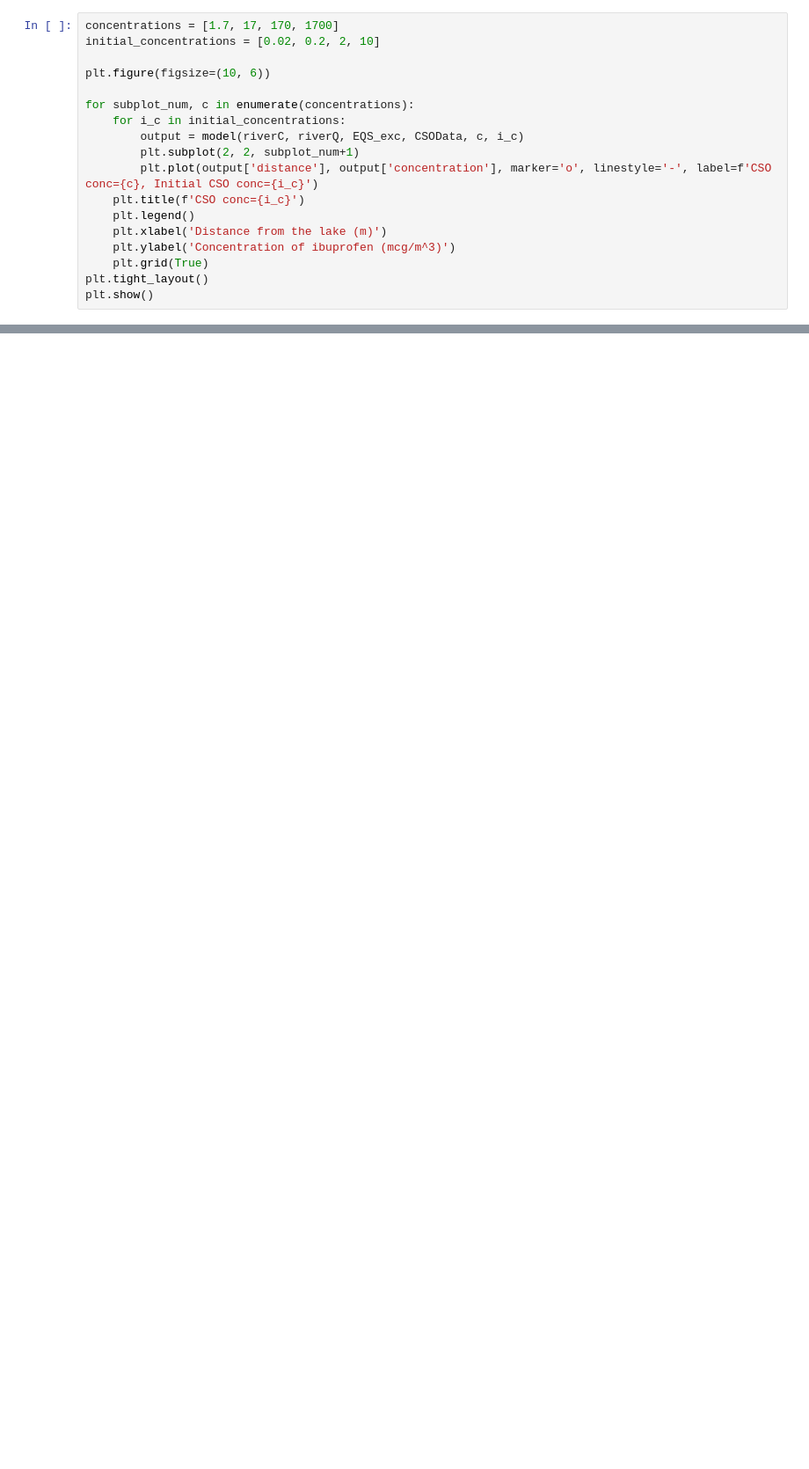
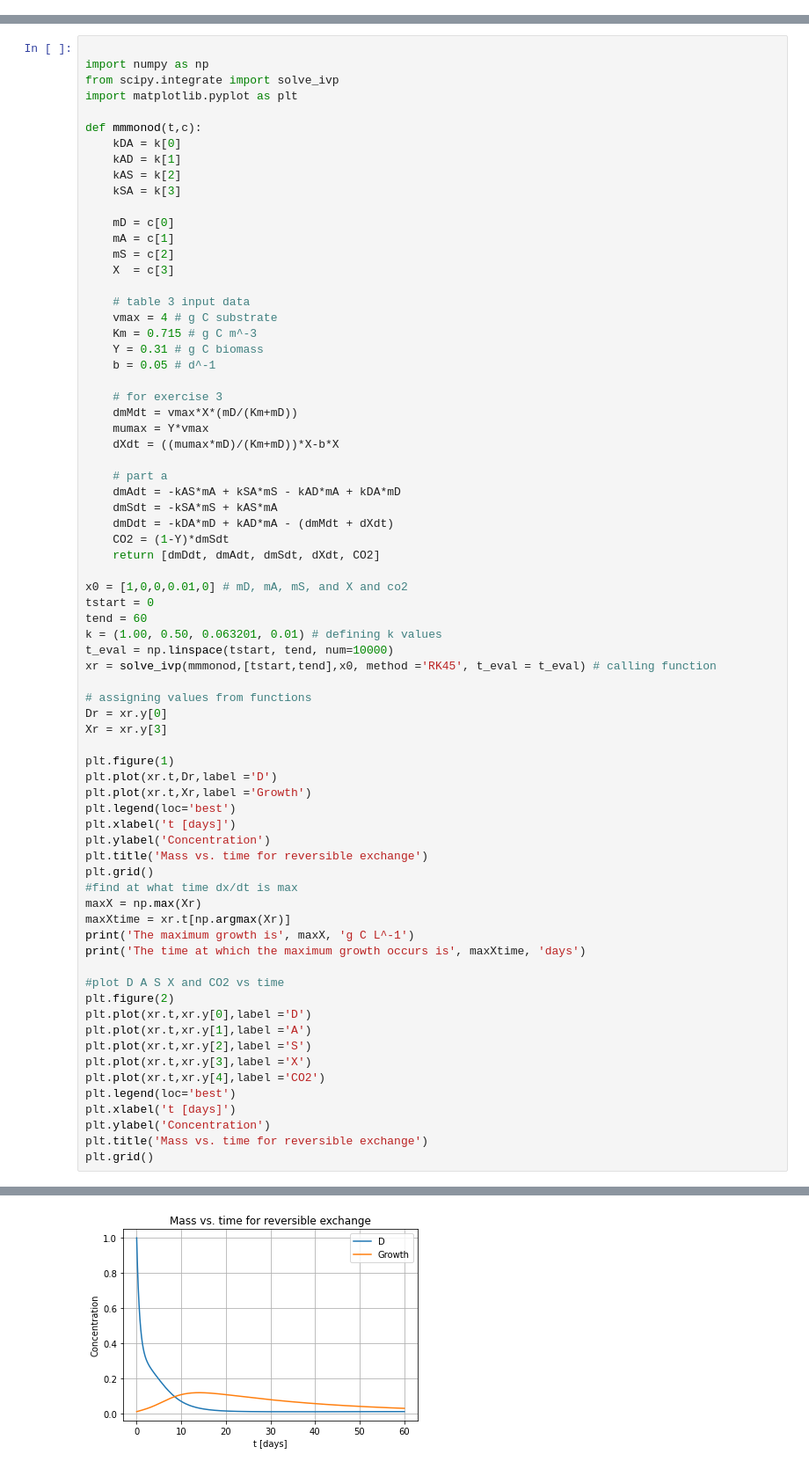
Before and after one commit to morgandtu/12104-20, a Jupyter notebook: Untitled-1.ipynb, the cells around one changed output, grey strips where cells are left out. Shown: that part at 88% size. Drawn from its saved outputs; the diff is of its cells as text; blank space fills up the shorter version.

Commit message:
exercise 4

```diff
--- a/Untitled-1.ipynb
+++ b/Untitled-1.ipynb
@@ -133,18 +0,0 @@ def model(riverC, riverQ, EQS_exc, CSOData, CSO_conc, C0):
-# %%
-concentrations = [1.7, 17, 170, 1700]
-initial_concentrations = [0.02, 0.2, 2, 10]
-
-plt.figure(figsize=(10, 6))
-
-for subplot_num, c in enumerate(concentrations):
-    for i_c in initial_concentrations:
-        output = model(riverC, riverQ, EQS_exc, CSOData, c, i_c)
-        plt.subplot(2, 2, subplot_num+1)
-        plt.plot(output['distance'], output['concentration'], marker='o', linestyle='-', label=f'CSO conc={c}, Initial CSO conc={i_c}')
-    plt.title(f'CSO conc={i_c}')
-    plt.legend()
-    plt.xlabel('Distance from the lake (m)')
-    plt.ylabel('Concentration of ibuprofen (mcg/m^3)')
-    plt.grid(True)
-plt.tight_layout()
-plt.show()
@@ -209,0 +1,73 @@ output.to_csv('fileWithModelResults.csv')
+# %%
+
+import numpy as np
+from scipy.integrate import solve_ivp
+import matplotlib.pyplot as plt
+
+def mmmonod(t,c):
+    kDA = k[0]
+    kAD = k[1]
+    kAS = k[2]
+    kSA = k[3]
+
+    mD = c[0]
+    mA = c[1]
+    mS = c[2]
+    X  = c[3]
+
+    # table 3 input data
+    vmax = 4 # g C substrate
+    Km = 0.715 # g C m^-3
+    Y = 0.31 # g C biomass
+    b = 0.05 # d^-1
+
+    # for exercise 3
+    dmMdt = vmax*X*(mD/(Km+mD))
+    mumax = Y*vmax
+    dXdt = ((mumax*mD)/(Km+mD))*X-b*X
+
+    # part a
+    dmAdt = -kAS*mA + kSA*mS - kAD*mA + kDA*mD
+    dmSdt = -kSA*mS + kAS*mA
+    dmDdt = -kDA*mD + kAD*mA - (dmMdt + dXdt)
+    CO2 = (1-Y)*dmSdt
+    return [dmDdt, dmAdt, dmSdt, dXdt, CO2]
+
+x0 = [1,0,0,0.01,0] # mD, mA, mS, and X and co2
+tstart = 0
+tend = 60
+k = (1.00, 0.50, 0.063201, 0.01) # defining k values
+t_eval = np.linspace(tstart, tend, num=10000)
+xr = solve_ivp(mmmonod,[tstart,tend],x0, method ='RK45', t_eval = t_eval) # calling function
+
+# assigning values from functions
+Dr = xr.y[0]
+Xr = xr.y[3]
+
+plt.figure(1)
+plt.plot(xr.t,Dr,label ='D')
+plt.plot(xr.t,Xr,label ='Growth')
+plt.legend(loc='best')
+plt.xlabel('t [days]')
+plt.ylabel('Concentration')
+plt.title('Mass vs. time for reversible exchange')
+plt.grid()
+#find at what time dx/dt is max
+maxX = np.max(Xr)
+maxXtime = xr.t[np.argmax(Xr)]
+print('The maximum growth is', maxX, 'g C L^-1')
+print('The time at which the maximum growth occurs is', maxXtime, 'days')
+
+#plot D A S X and CO2 vs time
+plt.figure(2)
+plt.plot(xr.t,xr.y[0],label ='D')
+plt.plot(xr.t,xr.y[1],label ='A')
+plt.plot(xr.t,xr.y[2],label ='S')
+plt.plot(xr.t,xr.y[3],label ='X')
+plt.plot(xr.t,xr.y[4],label ='CO2')
+plt.legend(loc='best')
+plt.xlabel('t [days]')
+plt.ylabel('Concentration')
+plt.title('Mass vs. time for reversible exchange')
+plt.grid()
+# %% [output]
@@ -209,0 +76 @@ output.to_csv('fileWithModelResults.csv')
+[figure, added]
```
Also changed, not shown: parts of 9 cells of this notebook, 1 other file.
